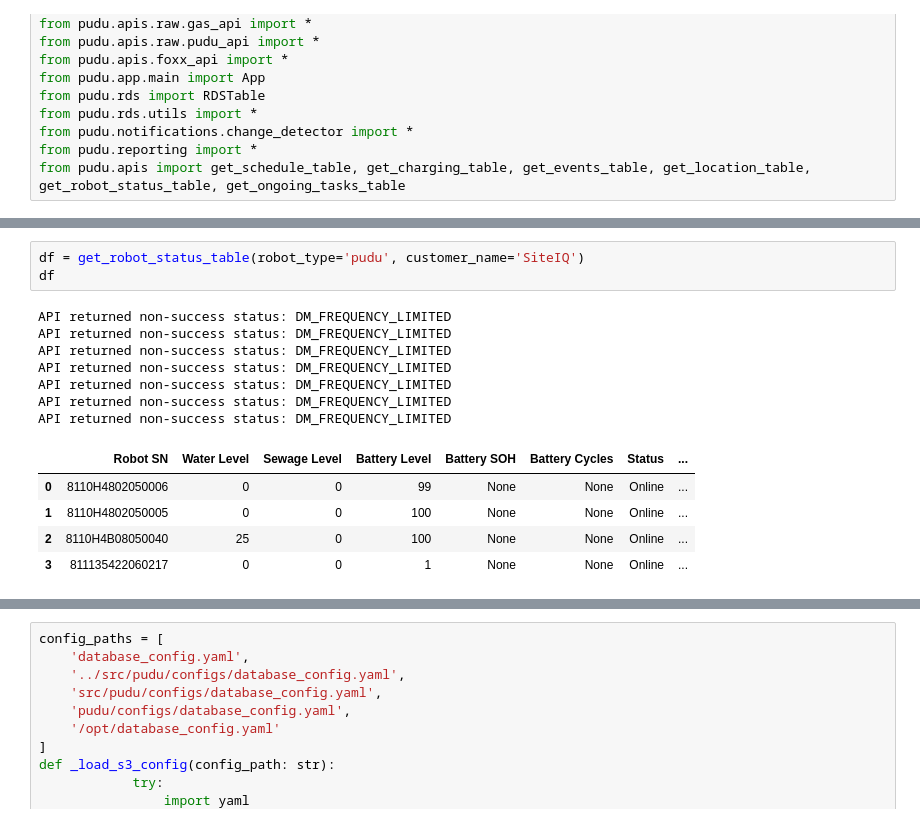
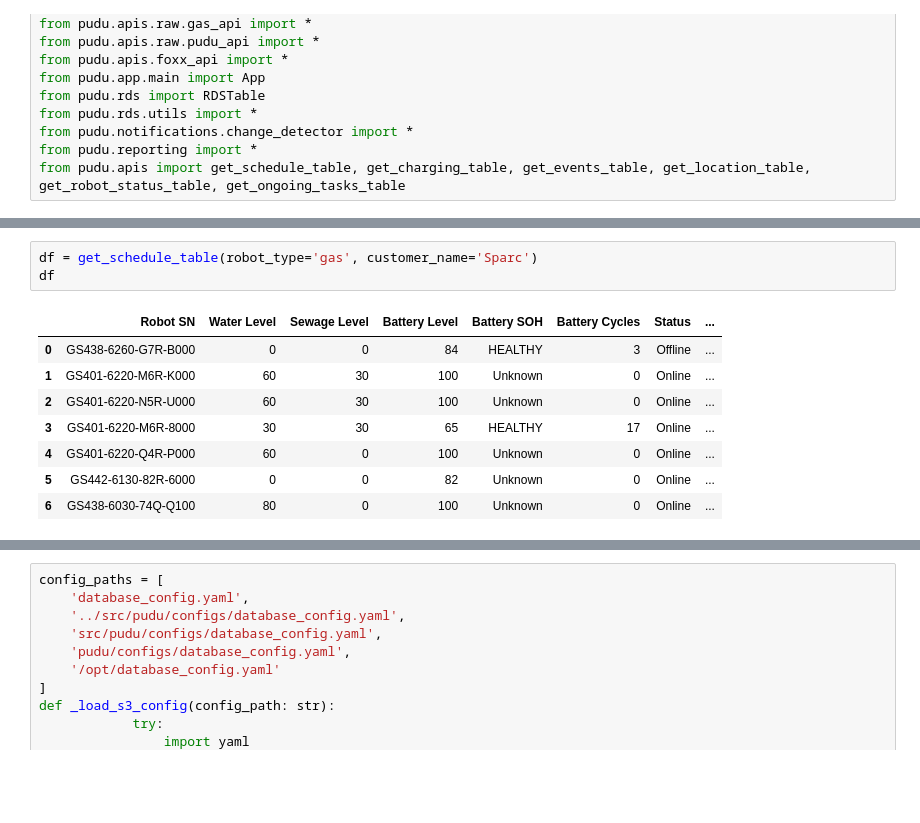
Before and after one commit to CarloCHEN/pudu_robot, a Jupyter notebook: src/ds.ipynb, the cells around one changed output, grey strips where cells are left out. Saved outputs shown, nothing was run; the diff lists cells and outputs as text; blank space fills up the shorter version.

```diff
--- a/src/ds.ipynb
+++ b/src/ds.ipynb
@@ -15,16 +41,12 @@ from pudu.apis import get_schedule_table, get_charging_table, get_events_table,
 # %%
-df = get_robot_status_table(robot_type='pudu', customer_name='SiteIQ')
+df = get_schedule_table(robot_type='gas', customer_name='Sparc')
 df
 # %% [output]
-API returned non-success status: DM_FREQUENCY_LIMITED
-API returned non-success status: DM_FREQUENCY_LIMITED
-API returned non-success status: DM_FREQUENCY_LIMITED
-API returned non-success status: DM_FREQUENCY_LIMITED
-API returned non-success status: DM_FREQUENCY_LIMITED
-API returned non-success status: DM_FREQUENCY_LIMITED
-API returned non-success status: DM_FREQUENCY_LIMITED
 |  | Robot SN | Water Level | Sewage Level | Battery Level | Battery SOH | Battery Cycles | Status | ... |
-| 0 | 8110H4802050006 | 0 | 0 | 99 | None | None | Online | ... |
-| 1 | 8110H4802050005 | 0 | 0 | 100 | None | None | Online | ... |
-| 2 | 8110H4B08050040 | 25 | 0 | 100 | None | None | Online | ... |
-| 3 | 811135422060217 | 0 | 0 | 1 | None | None | Online | ... |
+| 0 | GS438-6260-G7R-B000 | 0 | 0 | 84 | HEALTHY | 3 | Offline | ... |
+| 1 | GS401-6220-M6R-K000 | 60 | 30 | 100 | Unknown | 0 | Online | ... |
+| 2 | GS401-6220-N5R-U000 | 60 | 30 | 100 | Unknown | 0 | Online | ... |
+| 3 | GS401-6220-M6R-8000 | 30 | 30 | 65 | HEALTHY | 17 | Online | ... |
+| 4 | GS401-6220-Q4R-P000 | 60 | 0 | 100 | Unknown | 0 | Online | ... |
+| 5 | GS442-6130-82R-6000 | 0 | 0 | 82 | Unknown | 0 | Online | ... |
+| 6 | GS438-6030-74Q-Q100 | 80 | 0 | 100 | Unknown | 0 | Online | ... |
```
Also changed, not shown: parts of 11 cells of this notebook, 41 other files.
